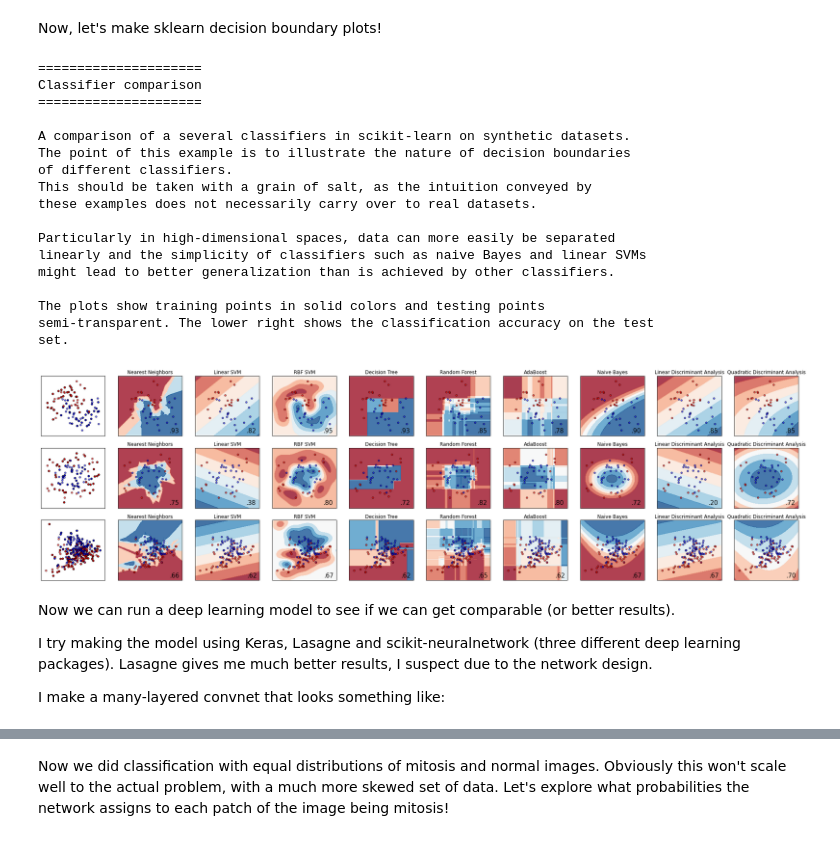
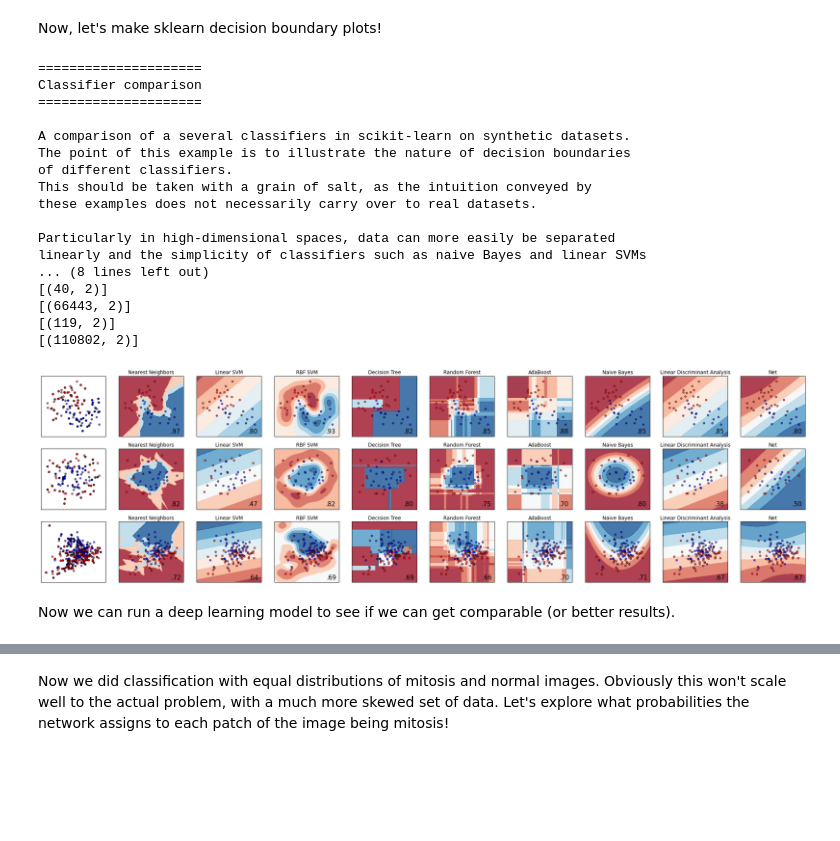
Before and after one commit to nikcheerla/TCGA-Mitosis, a Jupyter notebook: Mitosis Exploration-Visualization.ipynb, the cells around one changed output, grey strips where cells are left out. Drawn from its saved outputs; the diff is of its cells as text; code cells hidden in the pictures; blank space fills up the shorter version.

```diff
--- a/Mitosis Exploration-Visualization.ipynb
+++ b/Mitosis Exploration-Visualization.ipynb
@@ -319,7 +328,7 @@ h = .02  # step size in the mesh
 
 names = ["Nearest Neighbors", "Linear SVM", "RBF SVM", "Decision Tree",
          "Random Forest", "AdaBoost", "Naive Bayes", "Linear Discriminant Analysis",
-         "Quadratic Discriminant Analysis"]
+         "Net"]
 classifiers = [
     KNeighborsClassifier(3),
     SVC(kernel="linear", C=0.025),
@@ -329,7 +338,13 @@ classifiers = [
     AdaBoostClassifier(),
     GaussianNB(),
     LinearDiscriminantAnalysis(),
-    QuadraticDiscriminantAnalysis()]
+    Classifier(
+    layers=[
+        Layer("Sigmoid", units=5, dropout = 0.4),
+        Layer("Softmax")],
+    learning_rate=0.04,
+    n_iter=5, verbose = True),
+]
 
 X, y = img_per_area, trainVal[fullSet]
 
@@ -388,42 +403,38 @@ for ds in datasets:
         # Plot also the training points
         #ax.scatter(X_train[:, 0], X_train[:, 1], c=y_train, cmap=cm_bright)
         # and testing points
         ax.scatter(X_test[:, 0], X_test[:, 1], c=y_test, cmap=cm_bright,
                    alpha=0.6)
 
         ax.set_xlim(xx.min(), xx.max())
         ax.set_ylim(yy.min(), yy.max())
         ax.set_xticks(())
         ax.set_yticks(())
         ax.set_title(name)
         ax.text(xx.max() - .3, yy.min() + .3, ('%.2f' % score).lstrip('0'),
                 size=15, horizontalalignment='right')
         i += 1
 
 figure.subplots_adjust(left=.02, right=.98)
 plt.show()
 # %% [output]
 =====================
 Classifier comparison
 =====================
 
 A comparison of a several classifiers in scikit-learn on synthetic datasets.
 The point of this example is to illustrate the nature of decision boundaries
 of different classifiers.
 This should be taken with a grain of salt, as the intuition conveyed by
 these examples does not necessarily carry over to real datasets.
 
 Particularly in high-dimensional spaces, data can more easily be separated
 linearly and the simplicity of classifiers such as naive Bayes and linear SVMs
-might lead to better generalization than is achieved by other classifiers.
-
-The plots show training points in solid colors and testing points
-semi-transparent. The lower right shows the classification accuracy on the test
-set.
+... (8 lines left out)
+[(40, 2)]
+[(66443, 2)]
+[(119, 2)]
+[(110802, 2)]
-[figure, old version]
+[figure, new version]
 # %% [markdown]
 Now we can run a deep learning model to see if we can get comparable (or better results).
-
-I try making the model using Keras, Lasagne and scikit-neuralnetwork (three different deep learning packages). Lasagne gives me much better results, I suspect due to the network design.
-
-I make a many-layered convnet that looks something like:
```
Also changed, not shown: parts of 13 cells of this notebook.
